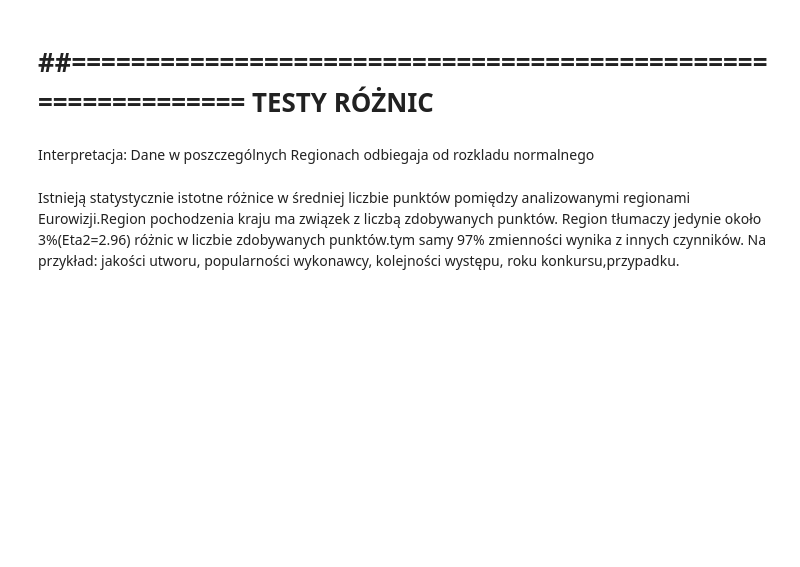
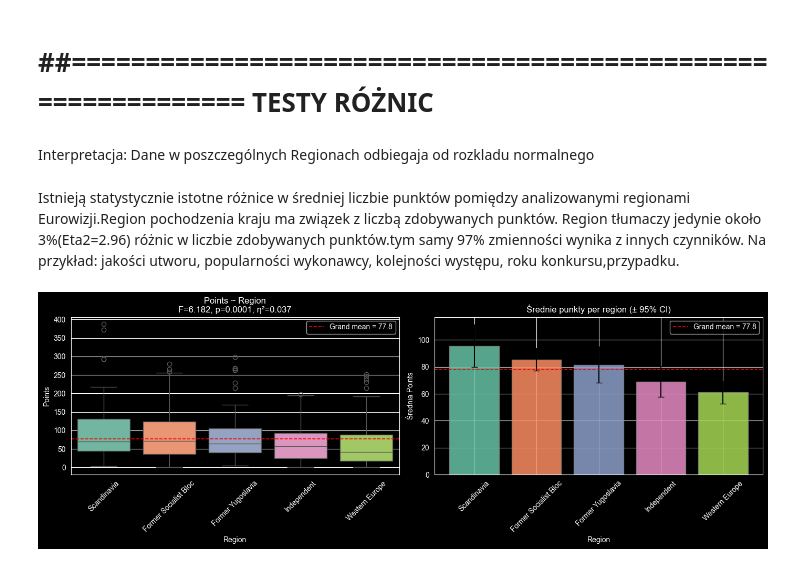
Before and after one commit to aniaaanne-coder/SAD-2026, a Jupyter notebook: SAD.ipynb, the cells around one changed output. Saved outputs shown, nothing was run; the diff lists cells and outputs as text; code cells hidden in the pictures; blank space fills up the shorter version.

Commit message:
Dodalam nowe wykresy, yolo :D

```diff
--- a/SAD.ipynb
+++ b/SAD.ipynb
@@ -663,3 +769,49 @@ print(f"  Eta² = {eta2:.4f}  → region wyjaśnia {eta2*100:.1f}% wariancji  ({
 Istnieją statystycznie istotne różnice w średniej liczbie punktów pomiędzy analizowanymi regionami Eurowizji.Region pochodzenia kraju ma związek z liczbą zdobywanych punktów.
 Region tłumaczy jedynie około 3%(Eta2=2.96) różnic w liczbie zdobywanych punktów.tym samy 97% zmienności wynika z innych czynników.
 Na przykład: jakości utworu, popularności wykonawcy, kolejności występu, roku konkursu,przypadku.
+# %%
+import matplotlib.pyplot as plt
+import seaborn as sns
+from scipy import stats
+
+# --- Zmienne potrzebne do wykresu (obliczane lokalnie) ---
+regions   = data["Region"].dropna().unique()
+grand_mean = data["Points"].mean()
+groups    = [data[data["Region"] == r]["Points"].values for r in regions]
+F, p_anova = stats.f_oneway(*groups)
+ss_between = sum(len(g) * (g.mean() - grand_mean)**2 for g in groups)
+ss_total   = sum((data["Points"] - grand_mean)**2)
+eta2       = ss_between / ss_total
+
+# --- Wykres ---
+fig, axes = plt.subplots(1, 2, figsize=(14, 5))
+
+# Boxplot
+ax = axes[0]
+order = sorted(regions, key=lambda r: data[data["Region"]==r]["Points"].mean(), reverse=True)
+sns.boxplot(data=data, x="Region", y="Points", order=order, palette="Set2", ax=ax)
+ax.axhline(grand_mean, color="red", linestyle="--", linewidth=1.2, label=f"Grand mean = {grand_mean:.1f}")
+ax.set_title(f"Points ~ Region\nF={F:.3f}, p={p_anova:.4f}, η²={eta2:.3f}", fontsize=12)
+ax.set_xlabel("Region")
+ax.set_ylabel("Points")
+ax.tick_params(axis="x", rotation=45)
+ax.legend()
+
+# Barplot ze średnimi + 95% CI
+ax2 = axes[1]
+means = [data[data["Region"]==r]["Points"].mean() for r in order]
+sems  = [data[data["Region"]==r]["Points"].sem() * 1.96 for r in order]
+colors = sns.color_palette("Set2", len(order))
+ax2.bar(order, means, yerr=sems, capsize=4, color=colors, edgecolor="grey", alpha=0.85)
+ax2.axhline(grand_mean, color="red", linestyle="--", linewidth=1.2, label=f"Grand mean = {grand_mean:.1f}")
+ax2.set_title("Średnie punkty per region (± 95% CI)", fontsize=12)
+ax2.set_xlabel("Region")
+ax2.set_ylabel("Średnia Points")
+ax2.tick_params(axis="x", rotation=45)
+ax2.legend()
+
+plt.tight_layout()
+plt.savefig("anova_region_points.png", dpi=150, bbox_inches="tight")
+plt.show()
+# %% [output]
+[figure, added]
```
Also changed, not shown: parts of 3 cells of this notebook, 3 other files.
